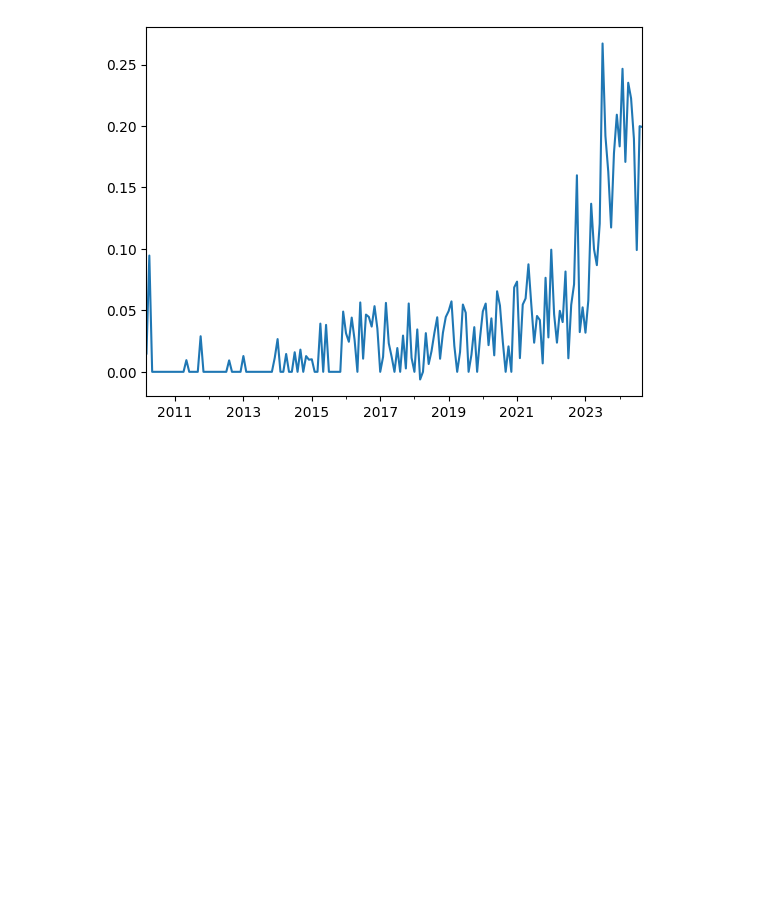
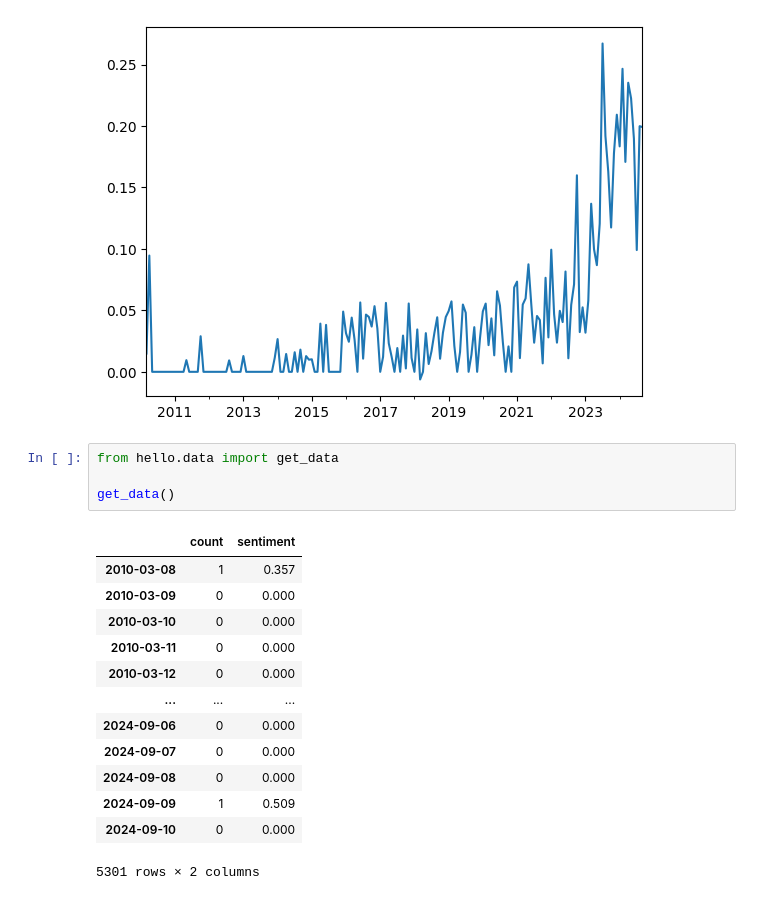
Before and after one commit to davidpomerenke/ai-safety-media-monitor, a Jupyter notebook: main.ipynb, the cells around one changed output. Drawn from its saved outputs; the diff is of its cells as text; blank space fills up the shorter version.

Commit message:
data py file

```diff
--- a/main.ipynb
+++ b/main.ipynb
@@ -57,3 +57,21 @@ plt.show()
 # %% [output]
 [figure]
 [figure]
+# %%
+from hello.data import get_data
+
+get_data()
+# %% [output]
+|  | count | sentiment |
+| 2010-03-08 | 1 | 0.357 |
+| 2010-03-09 | 0 | 0.000 |
+| 2010-03-10 | 0 | 0.000 |
+| 2010-03-11 | 0 | 0.000 |
+| 2010-03-12 | 0 | 0.000 |
+| ... | ... | ... |
+| 2024-09-06 | 0 | 0.000 |
+| 2024-09-07 | 0 | 0.000 |
+| 2024-09-08 | 0 | 0.000 |
+| 2024-09-09 | 1 | 0.509 |
+| 2024-09-10 | 0 | 0.000 |
+5301 rows × 2 columns
```
Also changed, not shown: 2 other files.
